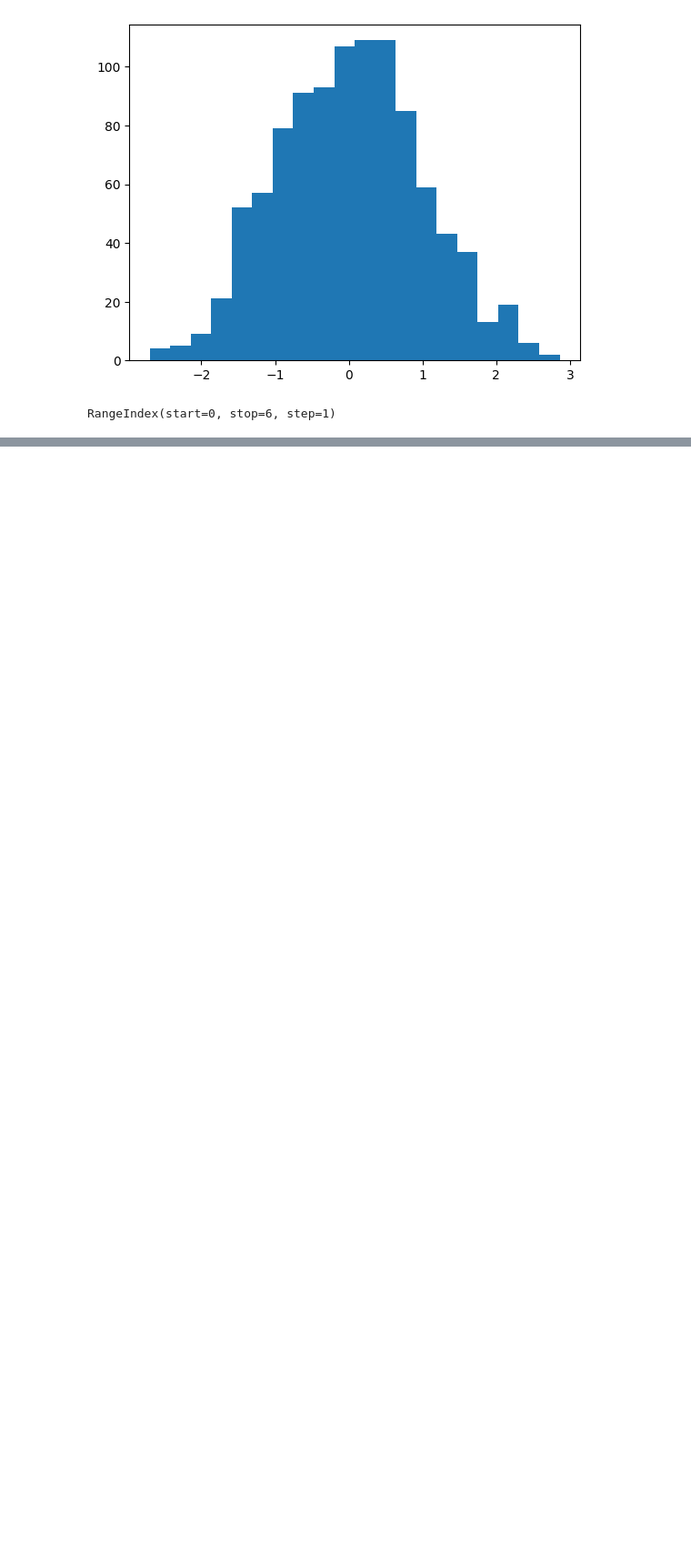
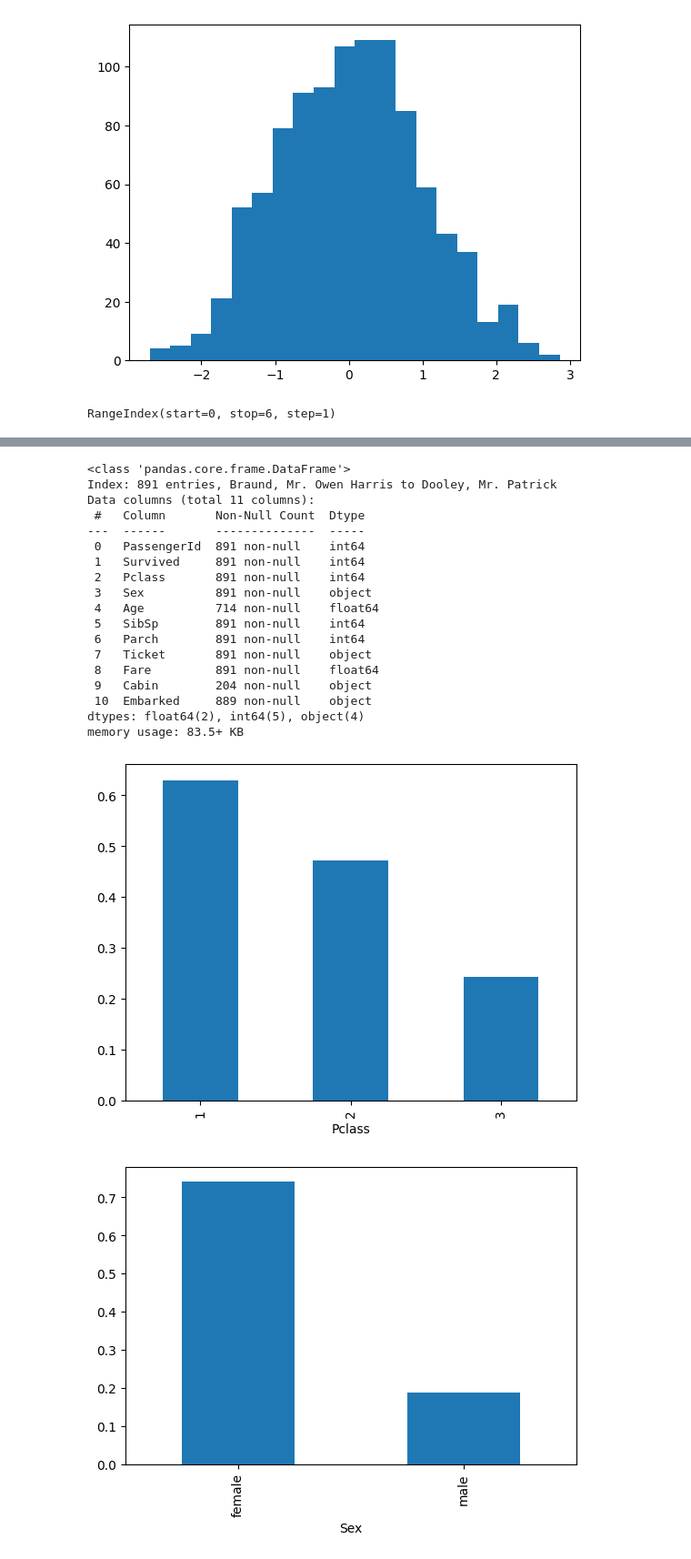
Before and after one commit to fabariagbora/python_tutorial, a Jupyter notebook: python_data_science/DataScience_LearnEnoughPython.ipynb, the cells around one changed output, grey strips where cells are left out. Shown at 91% size. Drawn from its saved outputs; the diff is of its cells as text; code cells hidden in the pictures; blank space fills up the shorter version.

```diff
--- a/python_data_science/DataScience_LearnEnoughPython.ipynb
+++ b/python_data_science/DataScience_LearnEnoughPython.ipynb
@@ -220,0 +374,55 @@ RangeIndex(start=0, stop=6, step=1)
+# %%
+import pandas as pd
+URL = "https://learnenough.s3.amazonaws.com/titanic.csv"
+titanic = pd.read_csv(URL, index_col="Name")
+titanic.head()
+titanic.iloc[0]["Survived"]
+titanic.iloc[1]["Survived"]
+titanic["Survived"].mean()
+titanic.info()
+titanic["Pclass"].unique()
+survival_rates = titanic.groupby("Pclass")["Survived"].mean()
+survival_rates.plot.bar()
+plt.show()
+titanic["Sex"].unique()
+survival_rates = titanic.groupby("Sex")["Survived"].mean()
+survival_rates.plot.bar()
+plt.subplots_adjust(bottom=0.20)
+plt.show()
+titanic["Age"].min()
+titanic["Age"].max()
+valid_ages = titanic[titanic["Age"].notna()]
+sorted_by_age = valid_ages.sort_values(by="Age")
+sorted_by_age["Age range"] = pd.cut(sorted_by_age["Age"], 7)
+survival_rates = sorted_by_age.groupby("Age range")["Survived"].mean()
+survival_rates
+survival_rates.plot.bar()
+plt.subplots_adjust(bottom=0.33)
+plt.show()
+titanic[titanic["Sex"] == "male"]["Age"].mean()
+titanic[titanic["Sex"] == "female"]["Age"].mean()
+
+
+titanic[(titanic["Sex"] == "female") & (titanic["Pclass"] == 3)]["Survived"].mean()
+titanic[(titanic["Sex"] == "male") & (titanic["Pclass"] == 1)]["Survived"].mean()
+# %% [output]
+<class 'pandas.core.frame.DataFrame'>
+Index: 891 entries, Braund, Mr. Owen Harris to Dooley, Mr. Patrick
+Data columns (total 11 columns):
+ #   Column       Non-Null Count  Dtype
+---  ------       --------------  -----
+ 0   PassengerId  891 non-null    int64
+ 1   Survived     891 non-null    int64
+ 2   Pclass       891 non-null    int64
+ 3   Sex          891 non-null    object
+ 4   Age          714 non-null    float64
+ 5   SibSp        891 non-null    int64
+ 6   Parch        891 non-null    int64
+ 7   Ticket       891 non-null    object
+ 8   Fare         891 non-null    float64
+ 9   Cabin        204 non-null    object
+ 10  Embarked     889 non-null    object
+dtypes: float64(2), int64(5), object(4)
+memory usage: 83.5+ KB
+[figure, added]
+[figure, added]
```
Also changed, not shown: parts of 13 cells of this notebook, 2 other files.
